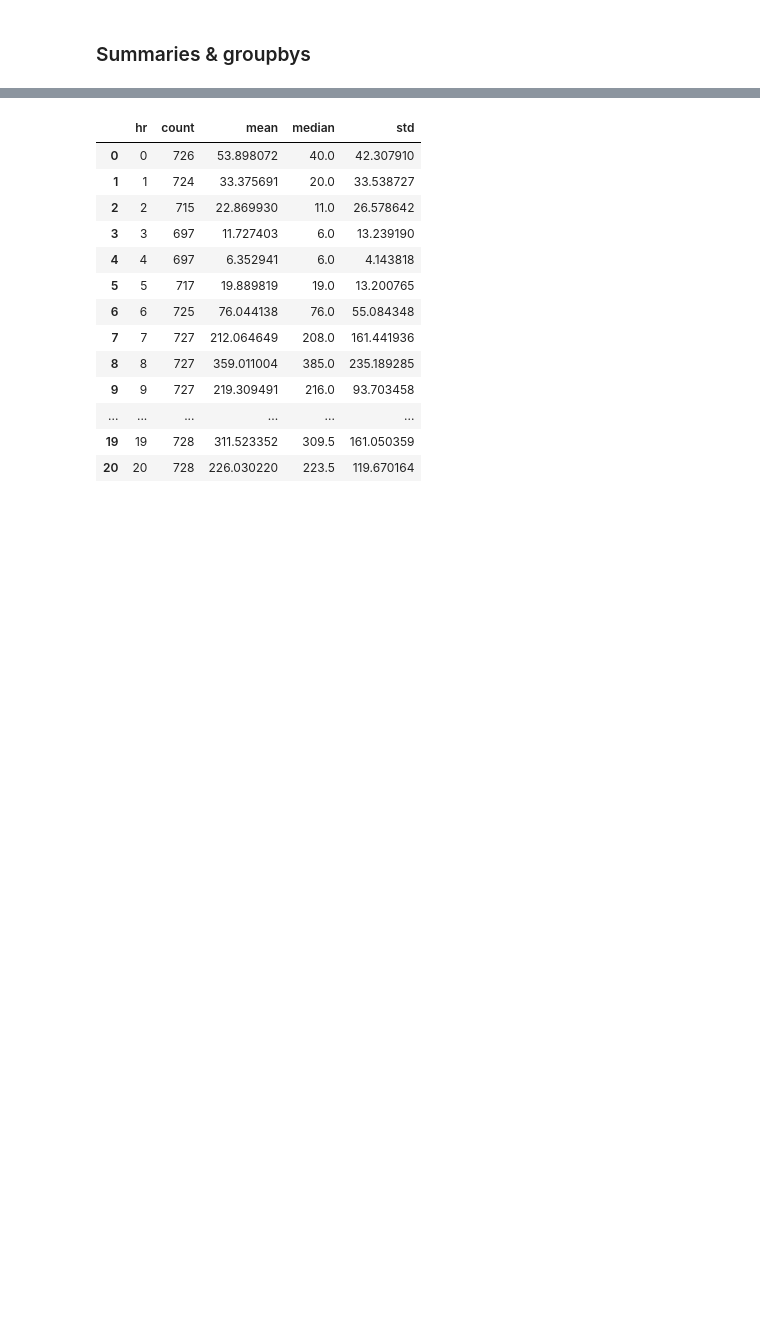
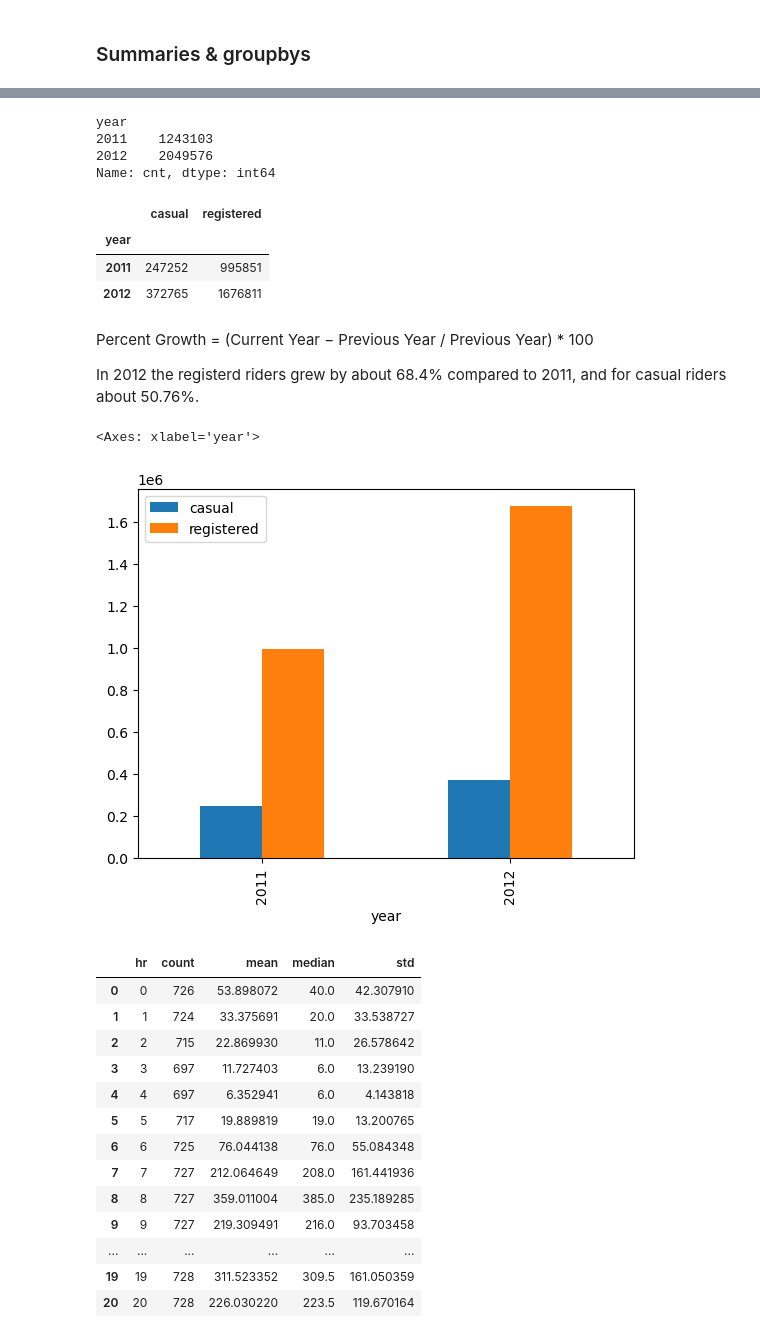
Before and after one commit to ibranova/Mod4_Project-Riding-the-Demand-Insights-for-a-Bike-Share-PM, a Jupyter notebook: notebook/EDA.ipynb, the cells around one changed output, grey strips where cells are left out. Saved outputs shown, nothing was run; the diff lists cells and outputs as text; code cells hidden in the pictures; blank space fills up the shorter version.

```diff
--- a/notebook/EDA.ipynb
+++ b/notebook/EDA.ipynb
@@ -66,0 +93,17 @@ np.int64(0)
+# %%
+month_mapping = {
+    1: "January",
+    2: "February",
+    3: "March",
+    4: "April",
+    5: "May",
+    6: "June",
+    7: "July",
+    8: "August",
+    9: "September",
+    10: "October",
+    11: "November",
+    12: "December"
+}
+#create a new column Month names
+df['month'] = df['mnth'].map(month_mapping)
@@ -97,0 +157,27 @@ groupby_working = df.groupby('workingday')['cnt'].agg(['count','mean','median','
+# %%
+groupby_year
+# 2012 has more rides than 2011, with a total of 204976 rides compare to 1243103 rides in 2021.
+# %% [output]
+year
+2011    1243103
+2012    2049576
+Name: cnt, dtype: int64
+# %%
+casual_vs_registered_riders_by_year = df.groupby('year')[['casual','registered']].sum()
+# %%
+casual_vs_registered_riders_by_year
+# %% [output]
+|  | casual | registered |
+| year |  |  |
+| 2011 | 247252 | 995851 |
+| 2012 | 372765 | 1676811 |
+# %% [markdown]
+Percent Growth = (Current Year − Previous Year / Previous Year) * 100
+
+In 2012 the registerd riders grew by about 68.4% compared to 2011,
+and for casual riders about 50.76%.
+# %%
+casual_vs_registered_riders_by_year.plot(kind='bar')
+# %% [output]
+<Axes: xlabel='year'>
+[figure, added]
```
Also changed, not shown: parts of 58 cells of this notebook, 1 other file.
